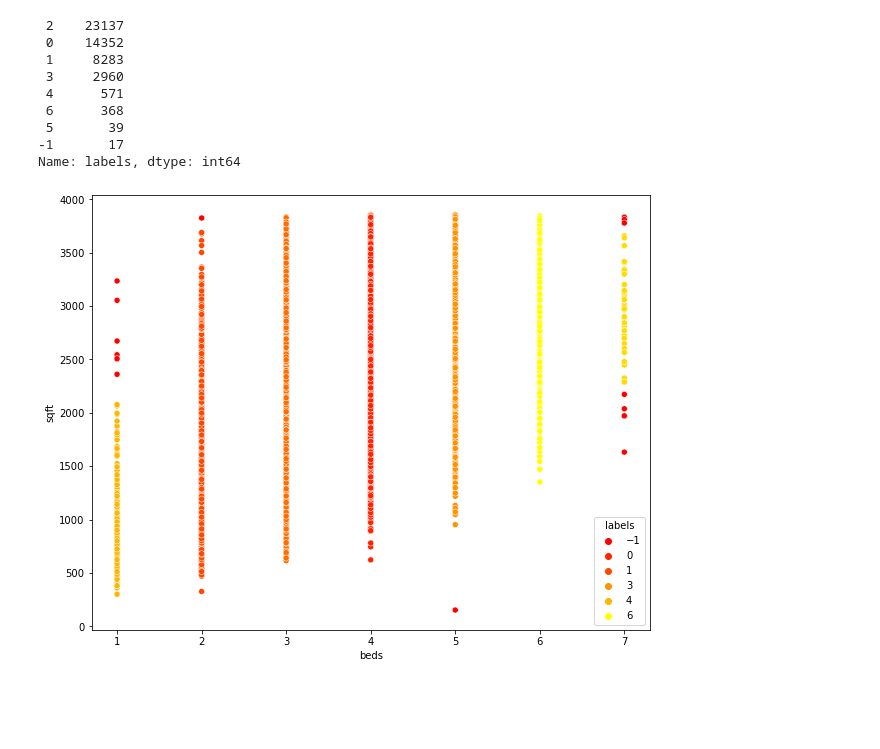
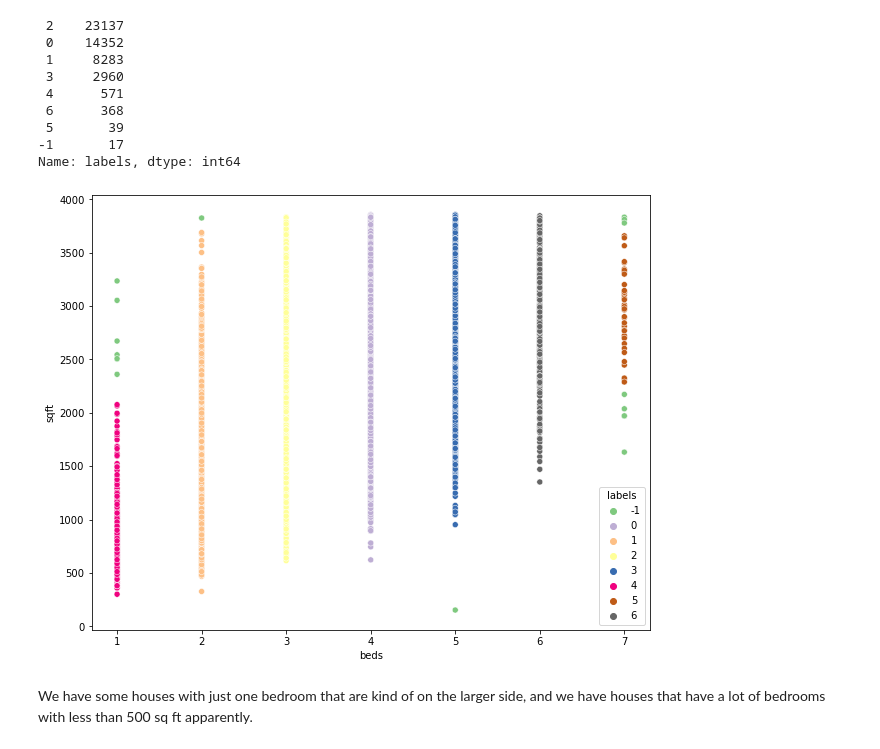
Before and after one commit to annah-vu/anomaly-detection-exercises, a Jupyter notebook: clustering_anomaly_detection.ipynb, the cells around one changed output. Cells and saved outputs as stored; diff of their text form; code cells hidden in the pictures; blank space fills up the shorter version.

```diff
--- a/clustering_anomaly_detection.ipynb
+++ b/clustering_anomaly_detection.ipynb
@@ -458,7 +444,10 @@ df.labels.value_counts()
 Name: labels, dtype: int64
 # %%
 plt.figure(figsize=(10,8))
-sns.scatterplot(df.beds, df.sqft, hue=df.labels, palette='autumn')
+sns.scatterplot(df.beds, df.sqft, hue=df.labels, palette='Accent')
 plt.show()
 # %% [output]
-[figure, old version]
+[figure, new version]
+# %% [markdown]
+We have some houses with just one bedroom that are kind of on the larger side, and we have houses that have a lot
+of bedrooms with less than 500 sq ft apparently.
```
Also changed, not shown: parts of 1 cell of this notebook.
